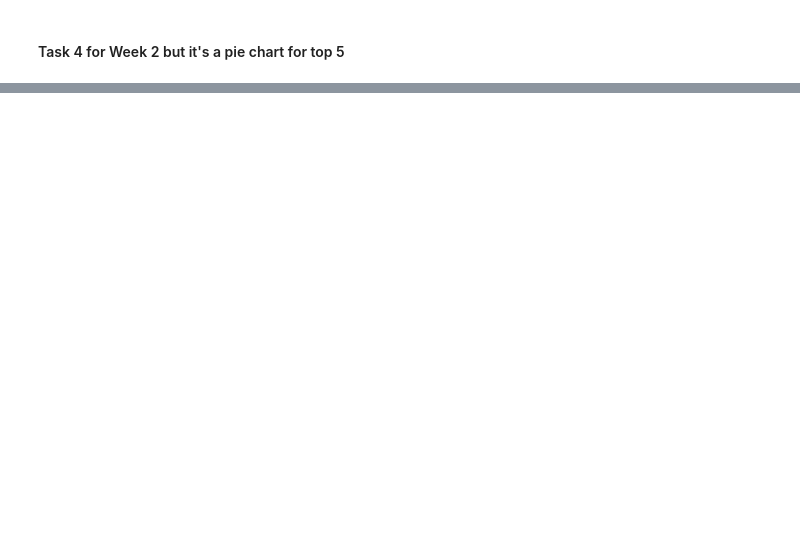
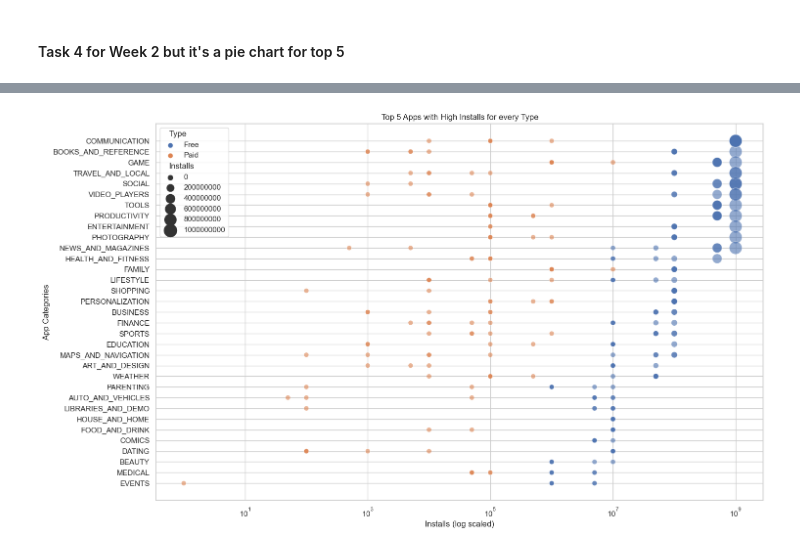
Before and after one commit to bahaozsahin/Develhope_Project-2_team-3, a Jupyter notebook: week3/week3_Baha.ipynb, the cells around one changed output, grey strips where cells are left out. Drawn from its saved outputs; the diff is of its cells as text; code cells hidden in the pictures; blank space fills up the shorter version.

```diff
--- a/week3/week3_Baha.ipynb
+++ b/week3/week3_Baha.ipynb
@@ -119,0 +155,14 @@ pie+text
+# %%
+df = data.sort_values('Installs', ascending=False).groupby(['Category', 'Type']).head(5)
+# %%
+#changed axes to make it more readable
+sns.set(style= 'whitegrid')
+fig, ax = plt.subplots(figsize = (16,10))
+sns.scatterplot(data = df, x = 'Installs', y= 'Category', hue='Type', size = 'Installs', sizes= (50,350), ax = ax, alpha = 0.6)
+ax.set_title('Top 5 Apps with High Installs for every Type')
+ax.set_ylabel('App Categories')
+ax.set_xlabel('Installs (log scaled)')
+plt.xscale('log')
+_ = ax
+# %% [output]
+[figure, added]
```
Also changed, not shown: parts of 5 cells of this notebook.
